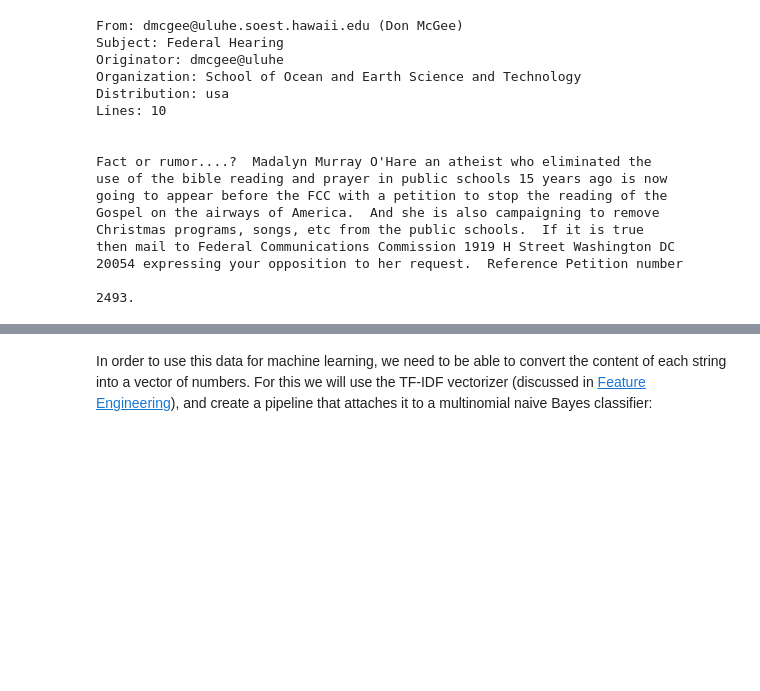
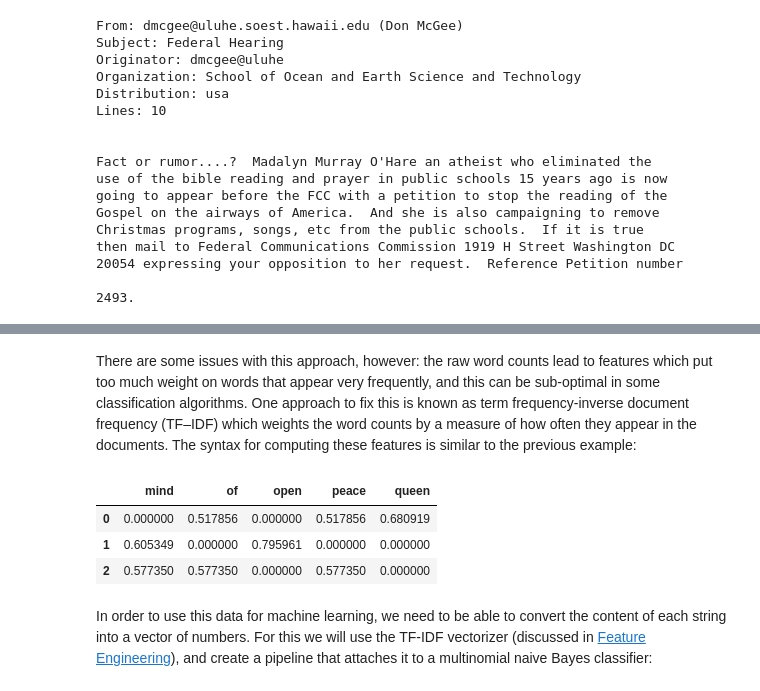
Before and after one commit to johntango/Cert3, a Jupyter notebook: NaiveBayes.ipynb, the cells around one changed output, grey strips where cells are left out. Saved outputs shown, nothing was run; the diff lists cells and outputs as text; code cells hidden in the pictures; blank space fills up the shorter version.

```diff
--- a/NaiveBayes.ipynb
+++ b/NaiveBayes.ipynb
@@ -157,3 +187,15 @@ then mail to Federal Communications Commission 1919 H Street Washington DC
+# %% [markdown]
+There are some issues with this approach, however: the raw word counts lead to features which put too much weight on words that appear very frequently, and this can be sub-optimal in some classification algorithms. One approach to fix this is known as term frequency-inverse document frequency (TF–IDF) which weights the word counts by a measure of how often they appear in the documents. The syntax for computing these features is similar to the previous example:
+# %%
+from sklearn.feature_extraction.text import TfidfVectorizer
+vec = TfidfVectorizer()
+X = vec.fit_transform(text)
+pd.DataFrame(X.toarray(), columns=vec.get_feature_names())
+# %% [output]
+|  | mind | of | open | peace | queen |
+| 0 | 0.000000 | 0.517856 | 0.000000 | 0.517856 | 0.680919 |
+| 1 | 0.605349 | 0.000000 | 0.795961 | 0.000000 | 0.000000 |
+| 2 | 0.577350 | 0.577350 | 0.000000 | 0.577350 | 0.000000 |
 # %% [markdown]
 In order to use this data for machine learning, we need to be able to convert the content of each string into a vector of numbers.
 For this we will use the TF-IDF vectorizer (discussed in [Feature Engineering](05.04-Feature-Engineering.ipynb)), and create a pipeline that attaches it to a multinomial naive Bayes classifier:
```
Also changed, not shown: parts of 8 cells of this notebook.
